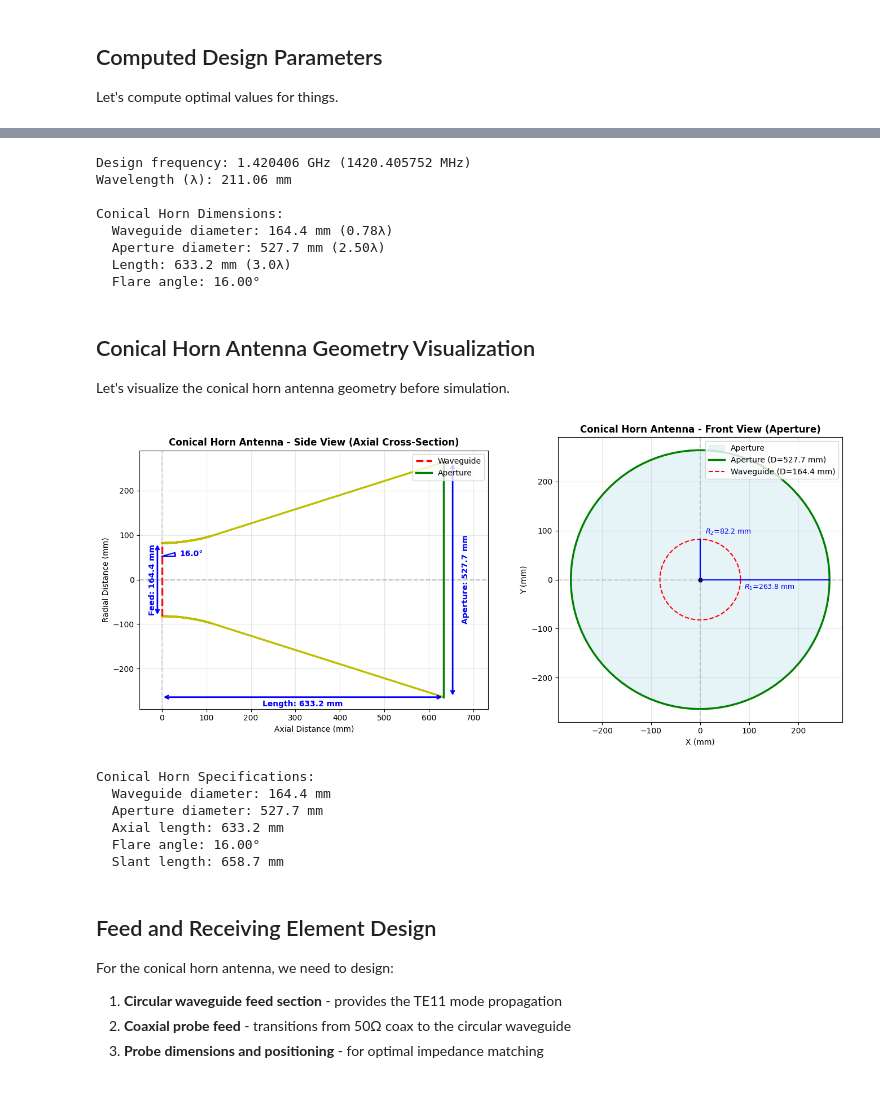
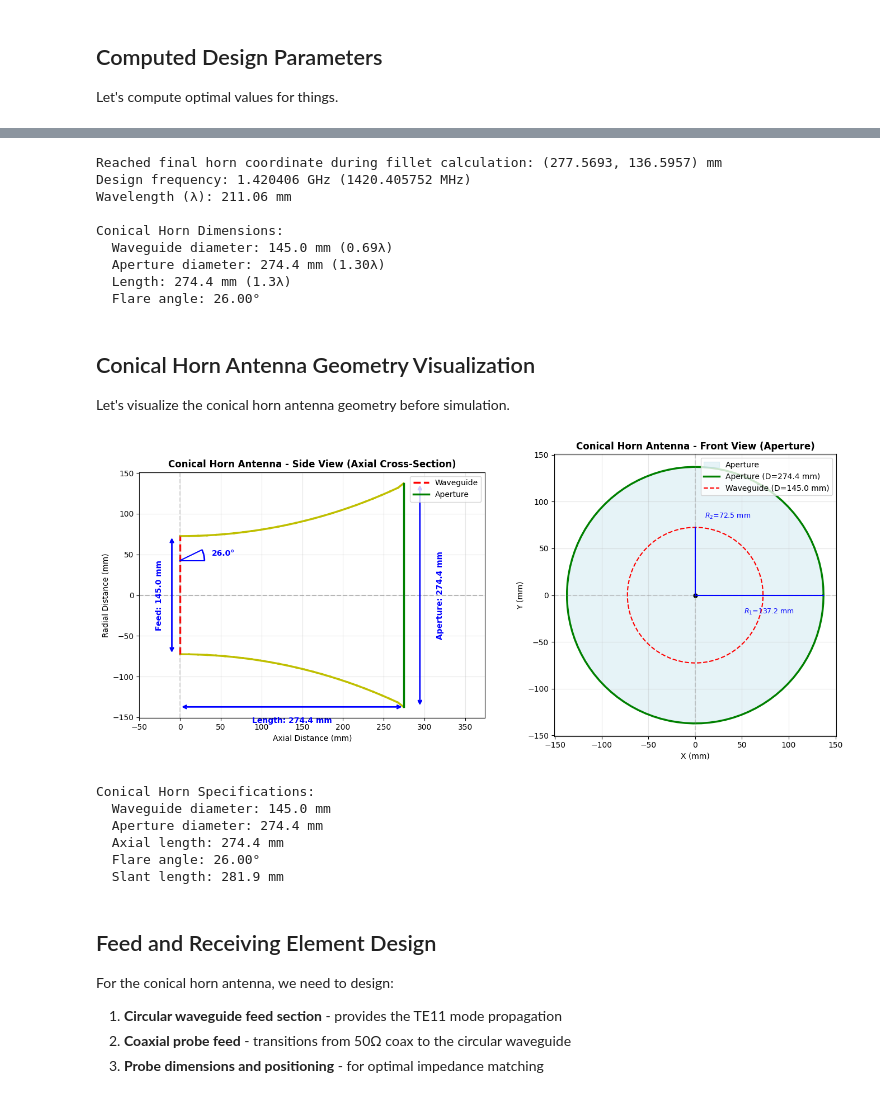
Before and after one commit to RainbowCache/hydrogen-line-horn-antenna, a Jupyter notebook: horn_antenna_design.ipynb, the cells around one changed output, grey strips where cells are left out. Saved outputs shown, nothing was run; the diff lists cells and outputs as text; code cells hidden in the pictures.

Commit message:
Redesigned to be smaller and fit on print bed.

```diff
--- a/horn_antenna_design.ipynb
+++ b/horn_antenna_design.ipynb
@@ -86,7 +163,8 @@ Let's define the basic parameters for our **conical horn antenna** design.
 # %%
-horn_length_meters = 3 * target_center_frequency_wavelength_meters            # Axial length of the horn
-aperture_diameter_meters = 2.5 * target_center_frequency_wavelength_meters    # Output aperture diameter
-fillet_radius_meters = 0.4                        # Fillet radius
+horn_length_meters = 1.3 * target_center_frequency_wavelength_meters            # Axial length of the horn
+aperture_diameter_meters = 1.3 * target_center_frequency_wavelength_meters    # Output aperture diameter
+fillet_radius_meters = target_center_frequency_wavelength_meters * 20 * 0.15       # Fillet radius Between 0.05λ and 0.15λ is typical
+fillet_radius_mm = fillet_radius_meters * 1e3
 
 # Calculate half-angle of the cone
 flare_angle = np.arctan((aperture_diameter_meters - waveguide_diameter_meters) / (2 * horn_length_meters)) * 180 / np.pi
@@ -96,21 +174,23 @@ horn_profile_xy_meters = []
 final_horn_coordinate_meters = (horn_length_meters, aperture_diameter_meters / 2)
 
 # Calculate horn profile with fillet
-xc = 0.0
-yc = (waveguide_diameter_meters / 2) + fillet_radius_meters
-theta = 0.0
-theta_end = np.deg2rad(flare_angle)  # radians
-dtheta = np.deg2rad(0.1)  # angular resolution
+fillet_xc_meters = 0.0
+fillet_yc_meters = (waveguide_diameter_meters / 2) + fillet_radius_meters
+fillet_theta = 0.0
+fillet_theta_end = np.deg2rad(flare_angle + 90)
+fillet_dtheta = np.deg2rad(1.0)  # angular resolution
 
-while theta < theta_end:
-    new_x = xc + fillet_radius_meters * np.sin(theta)
-    new_y = yc - fillet_radius_meters * np.cos(theta)
+while fillet_theta < fillet_theta_end:
+    new_x = fillet_xc_meters + fillet_radius_meters * np.sin(fillet_theta)
+    new_y = fillet_yc_meters - fillet_radius_meters * np.cos(fillet_theta)
 
     if new_x > final_horn_coordinate_meters[0]:
+        print(f"Reached final horn coordinate during fillet calculation: ({new_x * 1e3:.4f}, {new_y * 1e3:.4f}) mm")
+        flare_angle = np.rad2deg(fillet_theta - fillet_dtheta)
         break
 
     horn_profile_xy_meters.append((new_x, new_y))
-    theta += dtheta
+    fillet_theta += fillet_dtheta
 
 horn_profile_xy_meters.append(final_horn_coordinate_meters)
 
@@ -129,14 +209,15 @@ print(f"  Aperture diameter: {aperture_diameter_meters*1000:.1f} mm ({aperture_d
 print(f"  Length: {horn_length_meters*1000:.1f} mm ({horn_length_meters/target_center_frequency_wavelength_meters:.1f}λ)")
 print(f"  Flare angle: {flare_angle:.2f}°")
 # %% [output]
+Reached final horn coordinate during fillet calculation: (277.5693, 136.5957) mm
 Design frequency: 1.420406 GHz (1420.405752 MHz)
 Wavelength (λ): 211.06 mm
 
 Conical Horn Dimensions:
-  Waveguide diameter: 164.4 mm (0.78λ)
-  Aperture diameter: 527.7 mm (2.50λ)
-  Length: 633.2 mm (3.0λ)
-  Flare angle: 16.00°
+  Waveguide diameter: 145.0 mm (0.69λ)
+  Aperture diameter: 274.4 mm (1.30λ)
+  Length: 274.4 mm (1.3λ)
+  Flare angle: 26.00°
 # %% [markdown]
 ## Conical Horn Antenna Geometry Visualization
 
@@ -225,11 +306,11 @@ ax2.set_xlabel('X (mm)')
 ax2.set_ylabel('Y (mm)')
 
 # Draw circular aperture
-theta = np.linspace(0, 2*np.pi, 100)
-aperture_x = (aperture_diameter_meters/2) * np.cos(theta) * 1e3
-aperture_y = (aperture_diameter_meters/2) * np.sin(theta) * 1e3
-waveguide_x = (waveguide_diameter_meters/2) * np.cos(theta) * 1e3
-waveguide_y = (waveguide_diameter_meters/2) * np.sin(theta) * 1e3
+fillet_theta = np.linspace(0, 2*np.pi, 100)
+aperture_x = (aperture_diameter_meters/2) * np.cos(fillet_theta) * 1e3
+aperture_y = (aperture_diameter_meters/2) * np.sin(fillet_theta) * 1e3
+waveguide_x = (waveguide_diameter_meters/2) * np.cos(fillet_theta) * 1e3
+waveguide_y = (waveguide_diameter_meters/2) * np.sin(fillet_theta) * 1e3
 
 ax2.fill(aperture_x, aperture_y, color='lightblue', alpha=0.3, label='Aperture')
 ax2.plot(aperture_x, aperture_y, 'g-', linewidth=2.5, label=f'Aperture (D={aperture_diameter_meters*1000:.1f} mm)')
@@ -237,40 +318,40 @@ ax2.plot(waveguide_x, waveguide_y, 'r--', linewidth=1.5, label=f'Waveguide (D={w
 
 # Add center point and axis indicators
 ax2.plot(0, 0, 'ko', markersize=5)
 ax2.axhline(y=0, color='gray', linestyle='--', alpha=0.3)
 ax2.axvline(x=0, color='gray', linestyle='--', alpha=0.3)
 
 # Add aperture radius annotation
 ax2.plot([0, aperture_diameter_meters/2*1e3], [0, 0], 'b-', linewidth=1.5)
 ax2.text(aperture_diameter_meters/4*1e3 + 10, -20, f'$R_1$={aperture_diameter_meters/2*1000:.1f} mm',
          color='blue', fontsize=9, ha='center')
 
 # Add waveguide radius annotation
 ax2.plot([0, 0], [0, waveguide_diameter_meters/2*1e3], 'b-', linewidth=1.5)
 ax2.text(10, waveguide_diameter_meters/2*1e3 + 10, f'$R_2$={waveguide_diameter_meters/2*1000:.1f} mm',
          color='blue', fontsize=9, ha='left')
 
 ax2.grid(True, alpha=0.3)
 ax2.set_aspect('equal')
 ax2.legend(loc='upper right')
 
 plt.tight_layout()
 plt.show()
 
 print(f"\nConical Horn Specifications:")
 print(f"  Waveguide diameter: {waveguide_diameter_meters*1000:.1f} mm")
 print(f"  Aperture diameter: {aperture_diameter_meters*1000:.1f} mm")
 print(f"  Axial length: {horn_length_meters*1000:.1f} mm")
 print(f"  Flare angle: {flare_angle:.2f}°")
 print(f"  Slant length: {np.sqrt(horn_length_meters**2 + ((aperture_diameter_meters-waveguide_diameter_meters)/2)**2)*1000:.1f} mm")
 # %% [output]
-[figure, old version]
+[figure, new version]
 Conical Horn Specifications:
-  Waveguide diameter: 164.4 mm
-  Aperture diameter: 527.7 mm
-  Axial length: 633.2 mm
-  Flare angle: 16.00°
-  Slant length: 658.7 mm
+  Waveguide diameter: 145.0 mm
+  Aperture diameter: 274.4 mm
+  Axial length: 274.4 mm
+  Flare angle: 26.00°
+  Slant length: 281.9 mm
 # %% [markdown]
 ## Feed and Receiving Element Design
 
```
Also changed, not shown: parts of 21 cells of this notebook, 1 other file.
